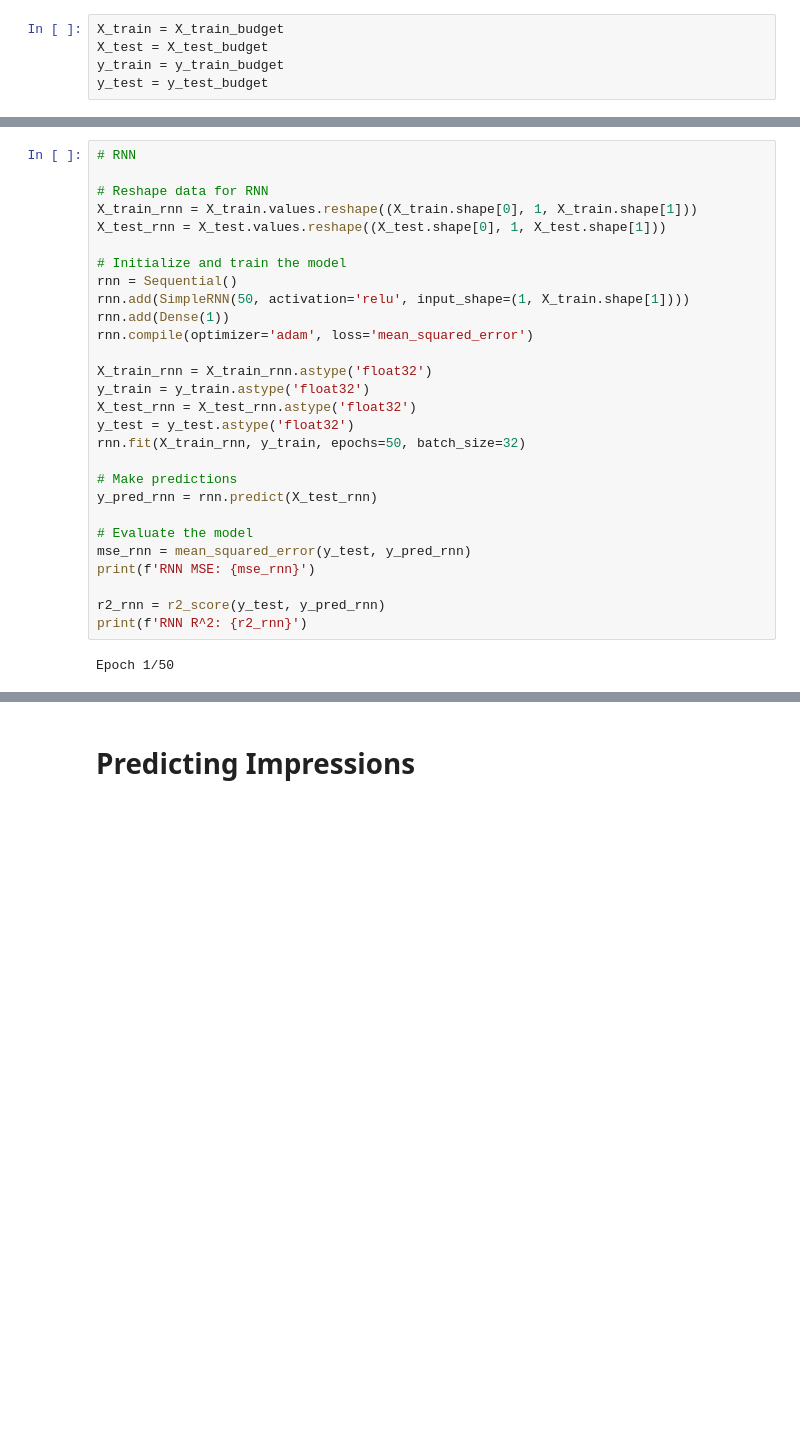
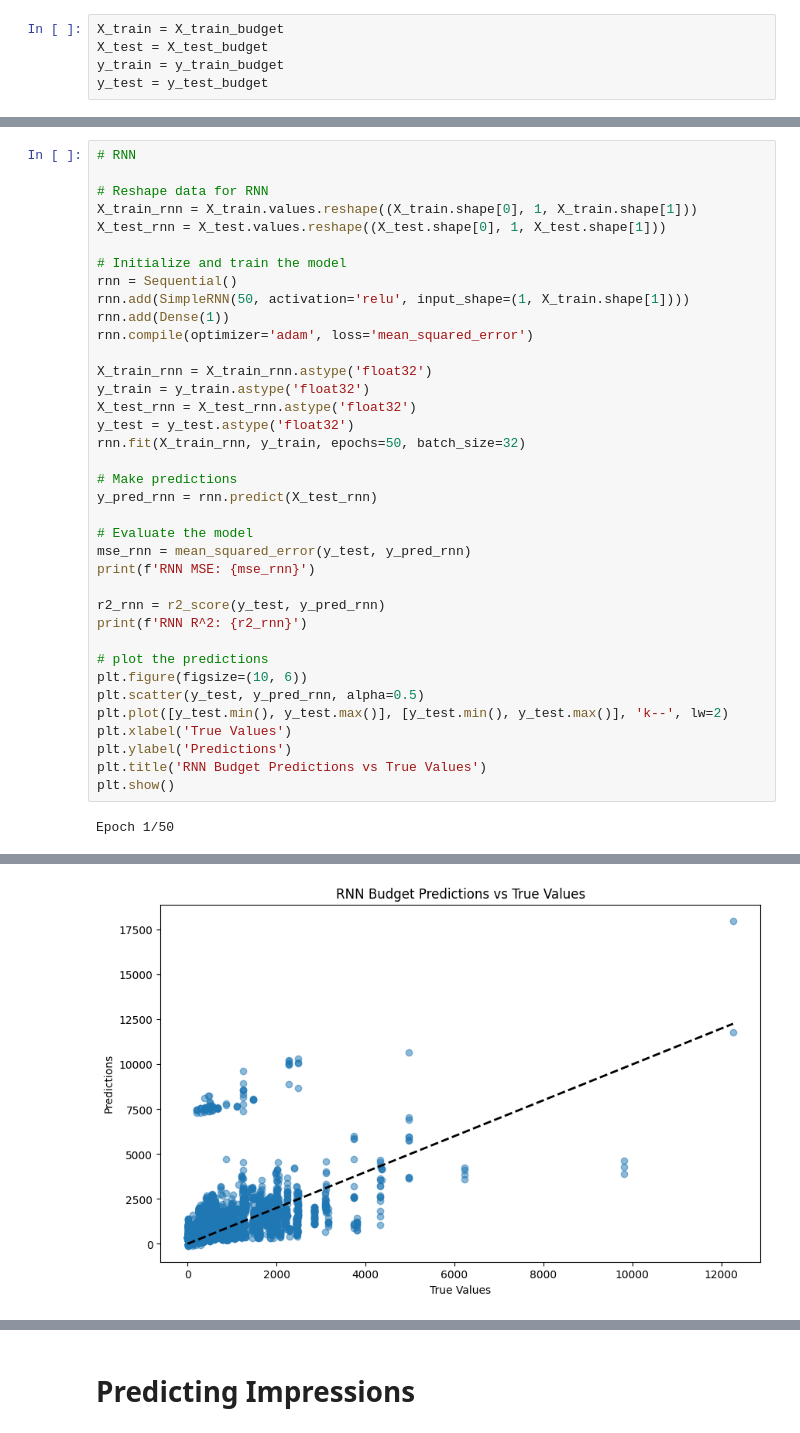
Before and after one commit to SantiagoArenas/TFG_Santiago, a Jupyter notebook: dataAcquisition/marketingCampaign1/marketingModels.ipynb, the cells around one changed output, grey strips where cells are left out. Saved outputs shown, nothing was run; the diff lists cells and outputs as text; blank space fills up the shorter version.

```diff
--- a/dataAcquisition/marketingCampaign1/marketingModels.ipynb
+++ b/dataAcquisition/marketingCampaign1/marketingModels.ipynb
@@ -206,5 +216,14 @@ print(f'RNN MSE: {mse_rnn}')
 
 r2_rnn = r2_score(y_test, y_pred_rnn)
 print(f'RNN R^2: {r2_rnn}')
+
+# plot the predictions
+plt.figure(figsize=(10, 6))
+plt.scatter(y_test, y_pred_rnn, alpha=0.5)
+plt.plot([y_test.min(), y_test.max()], [y_test.min(), y_test.max()], 'k--', lw=2)
+plt.xlabel('True Values')
+plt.ylabel('Predictions')
+plt.title('RNN Budget Predictions vs True Values')
+plt.show()
 # %% [output]
 Epoch 1/50
@@ -228,3 +247,4 @@ RNN R^2: 0.523608922958374
+[figure, added]
 # %%
 # SVR
 from sklearn.svm import SVR
```
Also changed, not shown: parts of 38 cells of this notebook, 4 other files.
